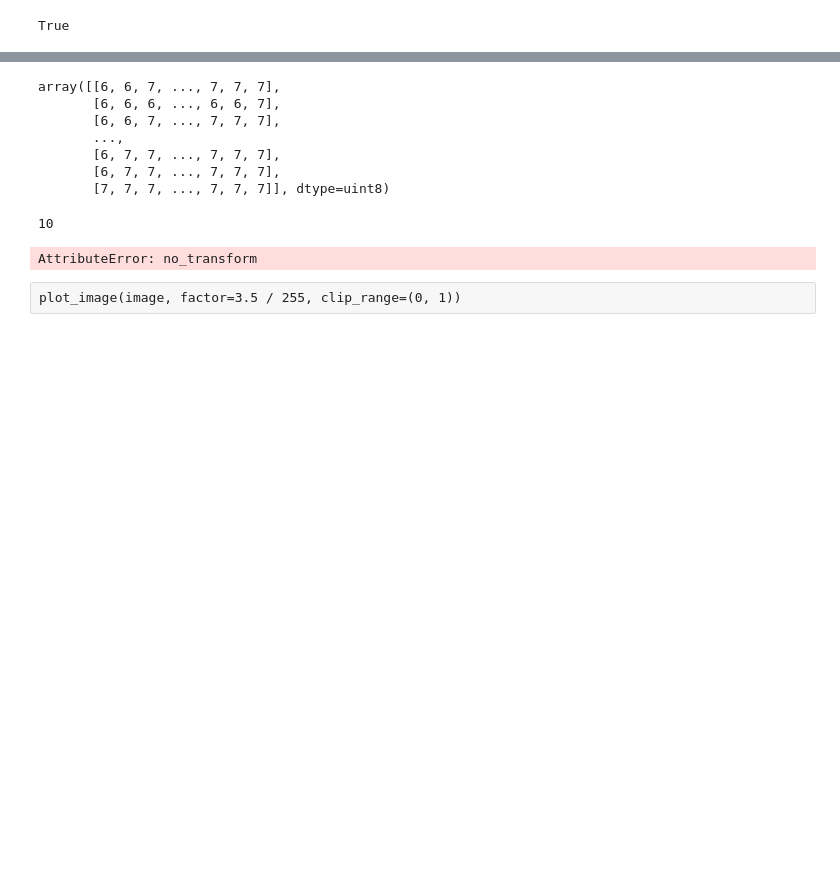
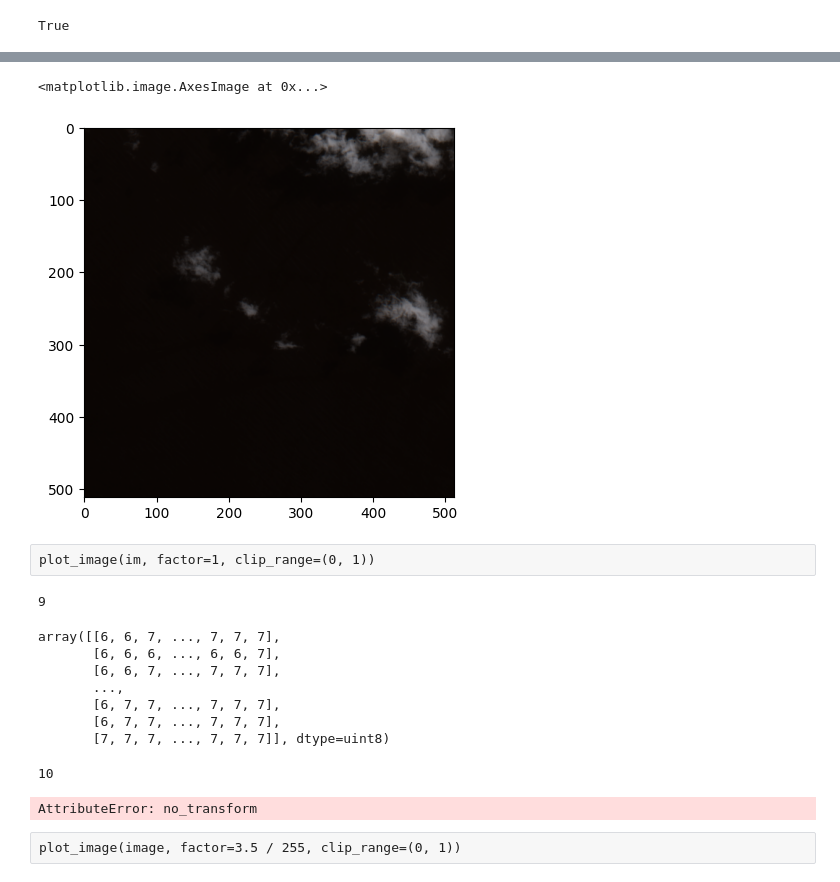
Before and after one commit to theoway/sentinel-tree-segmentation, a Jupyter notebook: notebooks/downloading-data-l2a-dem.ipynb, the cells around one changed output, grey strips where cells are left out. Drawn from its saved outputs; the diff is of its cells as text; code cells hidden in the pictures; blank space fills up the shorter version.

```diff
--- a/notebooks/downloading-data-l2a-dem.ipynb
+++ b/notebooks/downloading-data-l2a-dem.ipynb
@@ -127,2 +138,2 @@ image = request.get_data()[0]
 # %%
-image = image[..., 0: 3]
+im = image[..., 0 : 3]
@@ -131,3 +144,17 @@ plot_image(image, factor=1, clip_range=(0, 1))
+# %%
+plt.imshow(im)
+# %% [output]
+<matplotlib.image.AxesImage at 0x...>
+[figure, added]
+# %% [raw]
+plot_image(im, factor=1, clip_range=(0, 1))
+# %%
+import rasterio
+raster =  rasterio.open('../sat_imgs/7139024cb32c50c31d02314beb8e143d/response.tiff')
+gt = raster.transform
+len(gt)
+# %% [output]
+9
 # %%
 image[..., 0]
 # %% [output]
```
Also changed, not shown: parts of 8 cells of this notebook, 7 other files.
